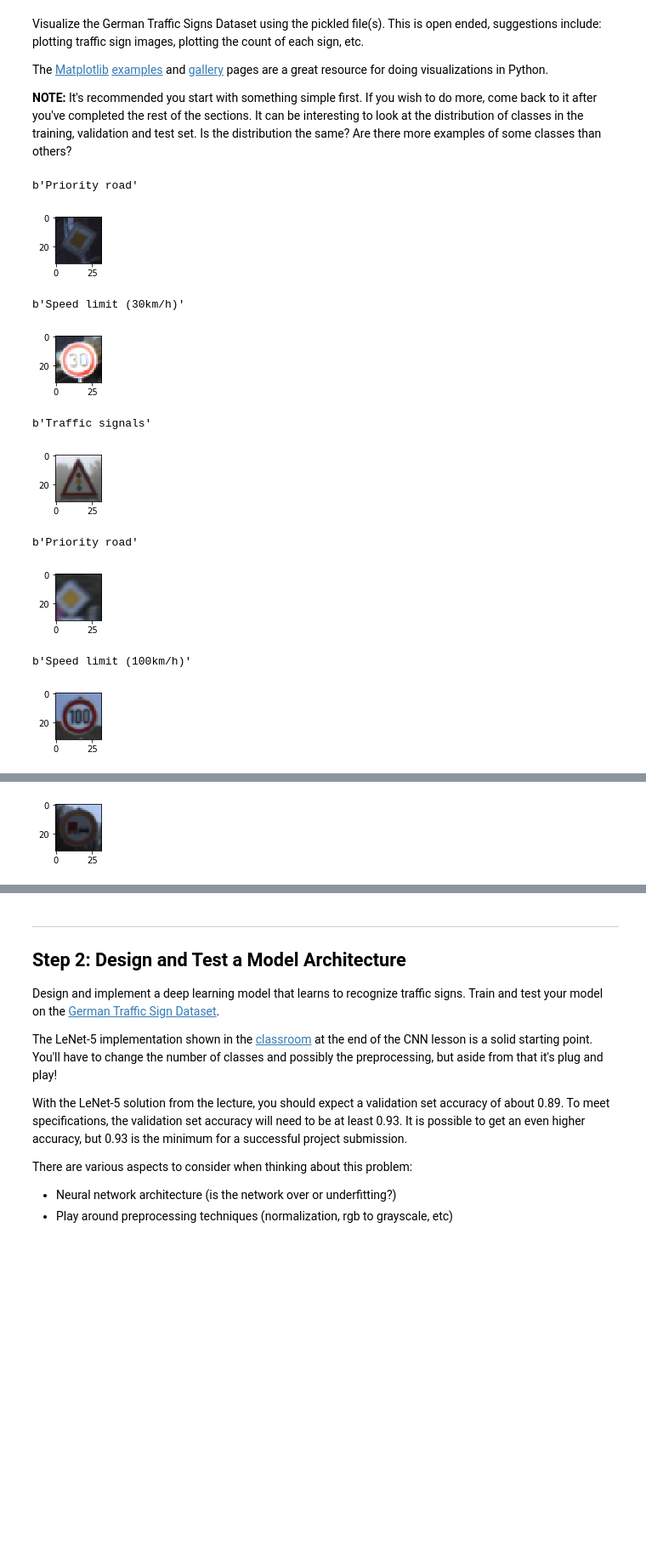
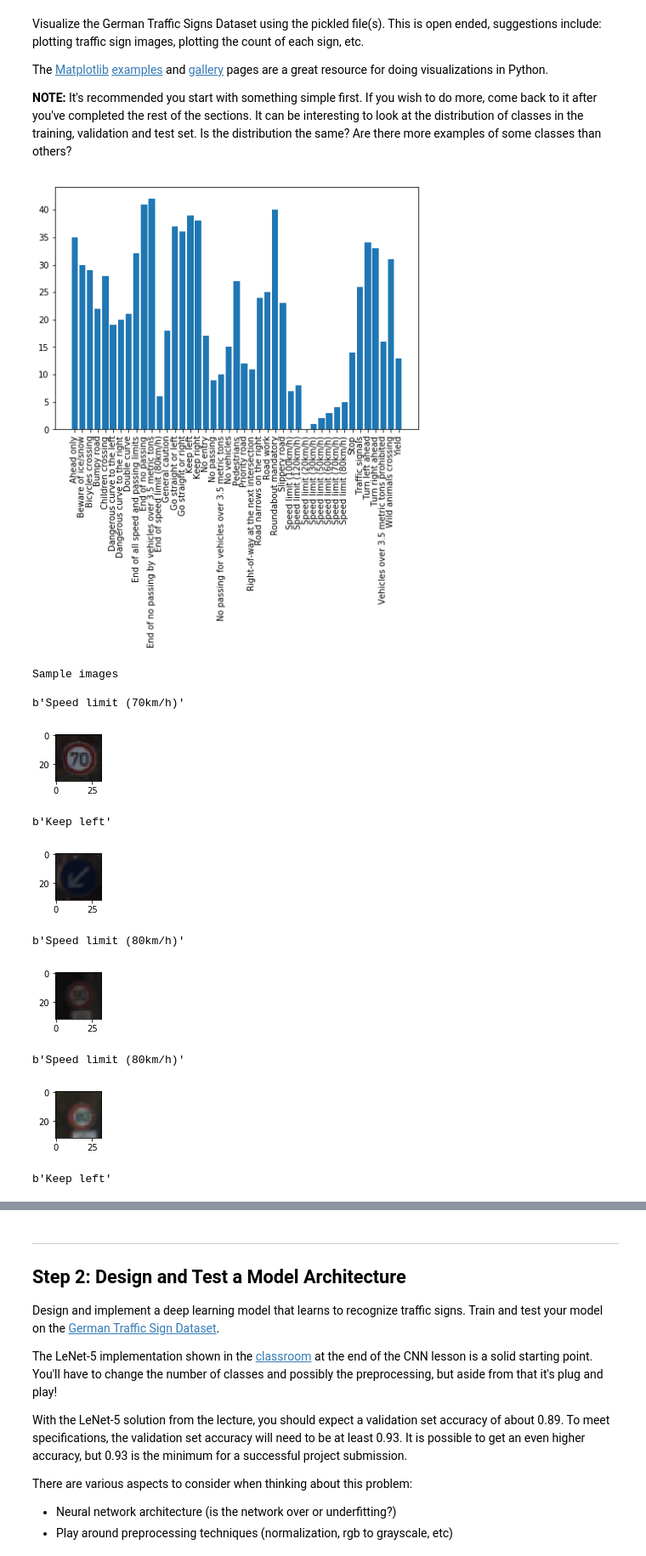
Before and after one commit to kalyanavvaru/selfdrivingcar-3-traffic-sign-classifier, a Jupyter notebook: Traffic_Sign_Classifier.ipynb, the cells around one changed output, grey strips where cells are left out. Shown: that part at 85% size. Saved outputs shown, nothing was run; the diff lists cells and outputs as text; code cells hidden in the pictures; blank space fills up the shorter version.

```diff
--- a/Traffic_Sign_Classifier.ipynb
+++ b/Traffic_Sign_Classifier.ipynb
@@ -102,27 +102,40 @@ The [Matplotlib](http://matplotlib.org/) [examples](http://matplotlib.org/exampl
 # %%
 import random
 ### Data exploration visualization code goes here.
 ### Feel free to use as many code cells as needed.
 import matplotlib.pyplot as plt
 # Visualizations will be shown in the notebook.
 %matplotlib inline
 
+signname = np.genfromtxt('signnames.csv', skip_header=1, dtype=[('myint','i8'), ('mysring','S55')], delimiter=',')
+
+unique_labels_count = np.unique(y_train, return_counts=True)
+fig = plt.figure()
+ax = fig.add_axes([0,0,1,1])
+sign = list(map(lambda x: signname[x][1] , unique_labels_count[0]))
+plt.xticks(rotation=90)
+count = unique_labels_count[0]
+ax.bar(sign,count)
+plt.show()
+
+print("Sample images\n")
 for x in range(6):
     index = random.randint(0, len(X_train))
     image = X_train[index].squeeze()
-    signname = np.genfromtxt('signnames.csv', skip_header=1, dtype=[('myint','i8'), ('mysring','S55')], delimiter=',')
     print(signname[y_train[index]][1])
     plt.figure(figsize=(1,1))
     plt.imshow(image, cmap="gray")
     plt.show()
 # %% [output]
+[figure, new version]
-b'Priority road'
+Sample images
+
+b'Speed limit (70km/h)'
-[figure, old version]
+[figure, new version]
-b'Speed limit (30km/h)'
+b'Keep left'
-[figure, old version]
+[figure, new version]
-b'Traffic signals'
+b'Speed limit (80km/h)'
-[figure, old version]
+[figure, new version]
-b'Priority road'
+b'Speed limit (80km/h)'
-[figure, old version]
+[figure, new version]
-b'Speed limit (100km/h)'
+b'Keep left'
-[figure, old version]
@@ -130 +143,0 @@ b'No passing for vehicles over 3.5 metric tons'
-[figure, old version]
```
Also changed, not shown: parts of 13 cells of this notebook, 15 other files.
